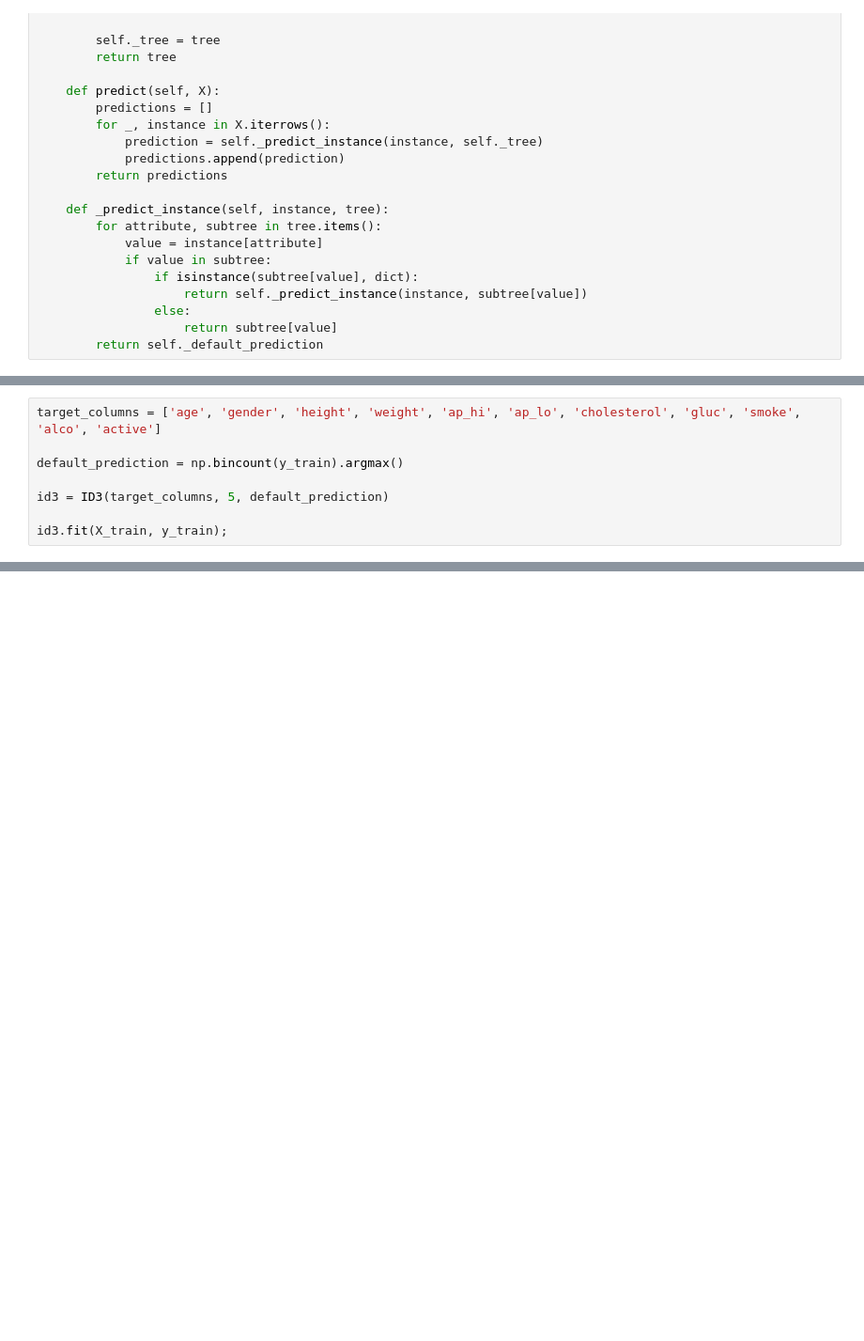
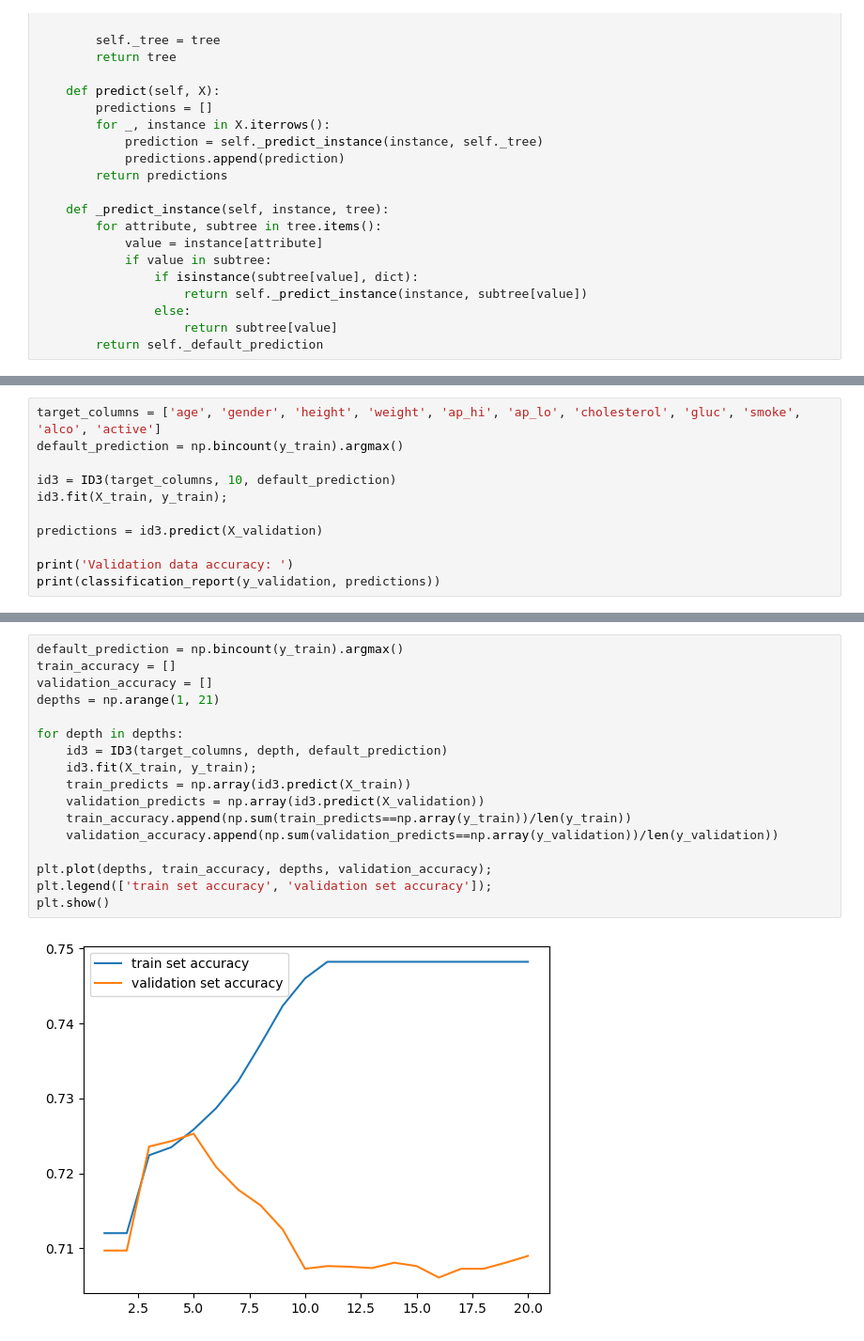
Before and after one commit to iszablowski/WSI-24L, a Jupyter notebook: wsi4_regression_classification/regression_classification.ipynb, the cells around one changed output, grey strips where cells are left out. Shown: that part at 94% size. Saved outputs shown, nothing was run; the diff lists cells and outputs as text; blank space fills up the shorter version.

Commit message:
tests and report

```diff
--- a/wsi4_regression_classification/regression_classification.ipynb
+++ b/wsi4_regression_classification/regression_classification.ipynb
@@ -117,8 +133,11 @@ class ID3:
 # %%
 target_columns = ['age', 'gender', 'height', 'weight', 'ap_hi', 'ap_lo', 'cholesterol', 'gluc', 'smoke', 'alco', 'active']
-
 default_prediction = np.bincount(y_train).argmax()
 
-id3 = ID3(target_columns, 5, default_prediction)
+id3 = ID3(target_columns, 10, default_prediction)
+id3.fit(X_train, y_train);
 
-id3.fit(X_train, y_train);
+predictions = id3.predict(X_validation)
+
+print('Validation data accuracy: ')
+print(classification_report(y_validation, predictions))
@@ -124,0 +156,19 @@ id3.fit(X_train, y_train);
+# %%
+default_prediction = np.bincount(y_train).argmax()
+train_accuracy = []
+validation_accuracy = []
+depths = np.arange(1, 21)
+
+for depth in depths:
+    id3 = ID3(target_columns, depth, default_prediction)
+    id3.fit(X_train, y_train);
+    train_predicts = np.array(id3.predict(X_train))
+    validation_predicts = np.array(id3.predict(X_validation))
+    train_accuracy.append(np.sum(train_predicts==np.array(y_train))/len(y_train))
+    validation_accuracy.append(np.sum(validation_predicts==np.array(y_validation))/len(y_validation))
+
+plt.plot(depths, train_accuracy, depths, validation_accuracy);
+plt.legend(['train set accuracy', 'validation set accuracy']);
+plt.show()
+# %% [output]
+[figure, added]
```
Also changed, not shown: parts of 13 cells of this notebook.
